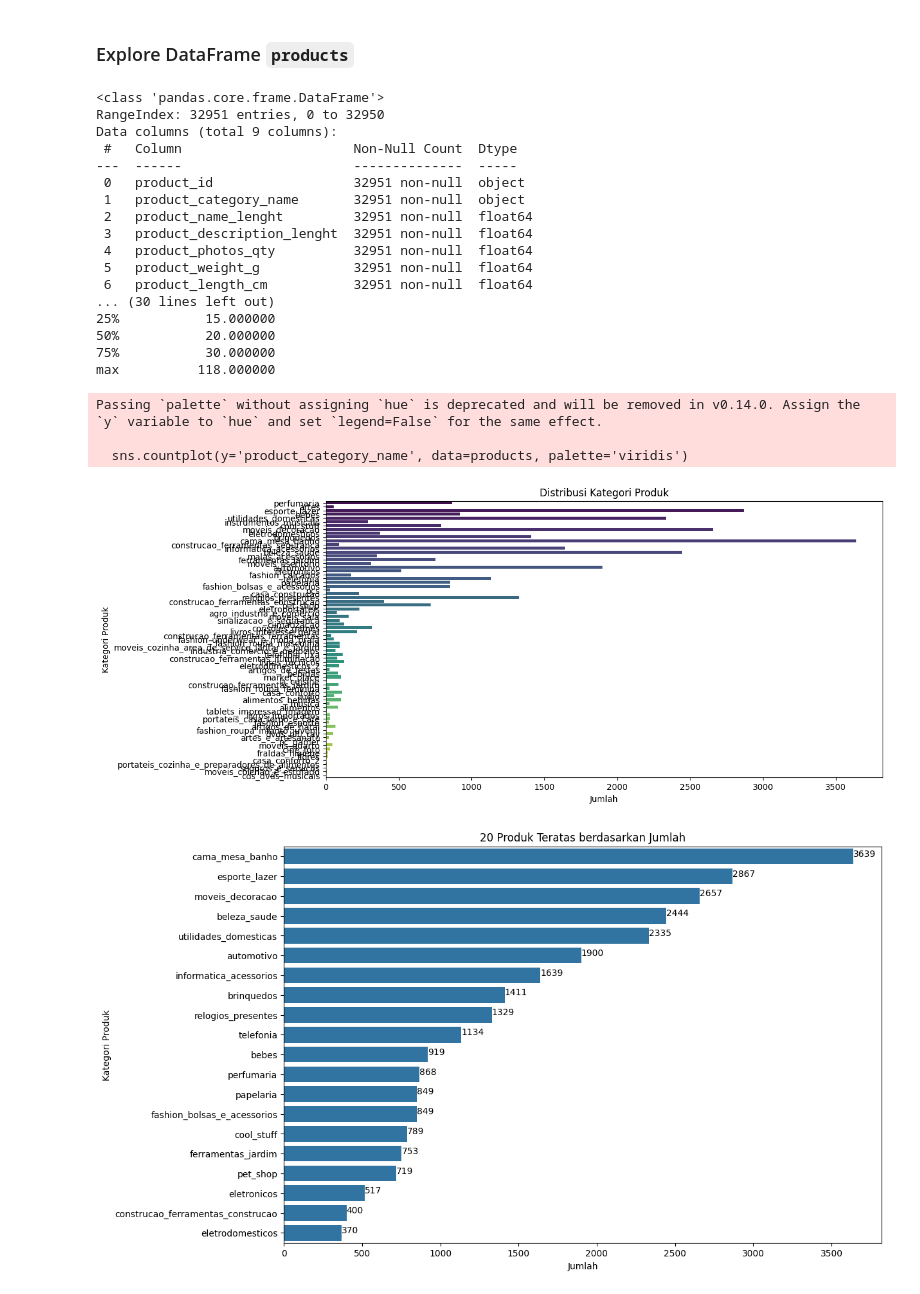
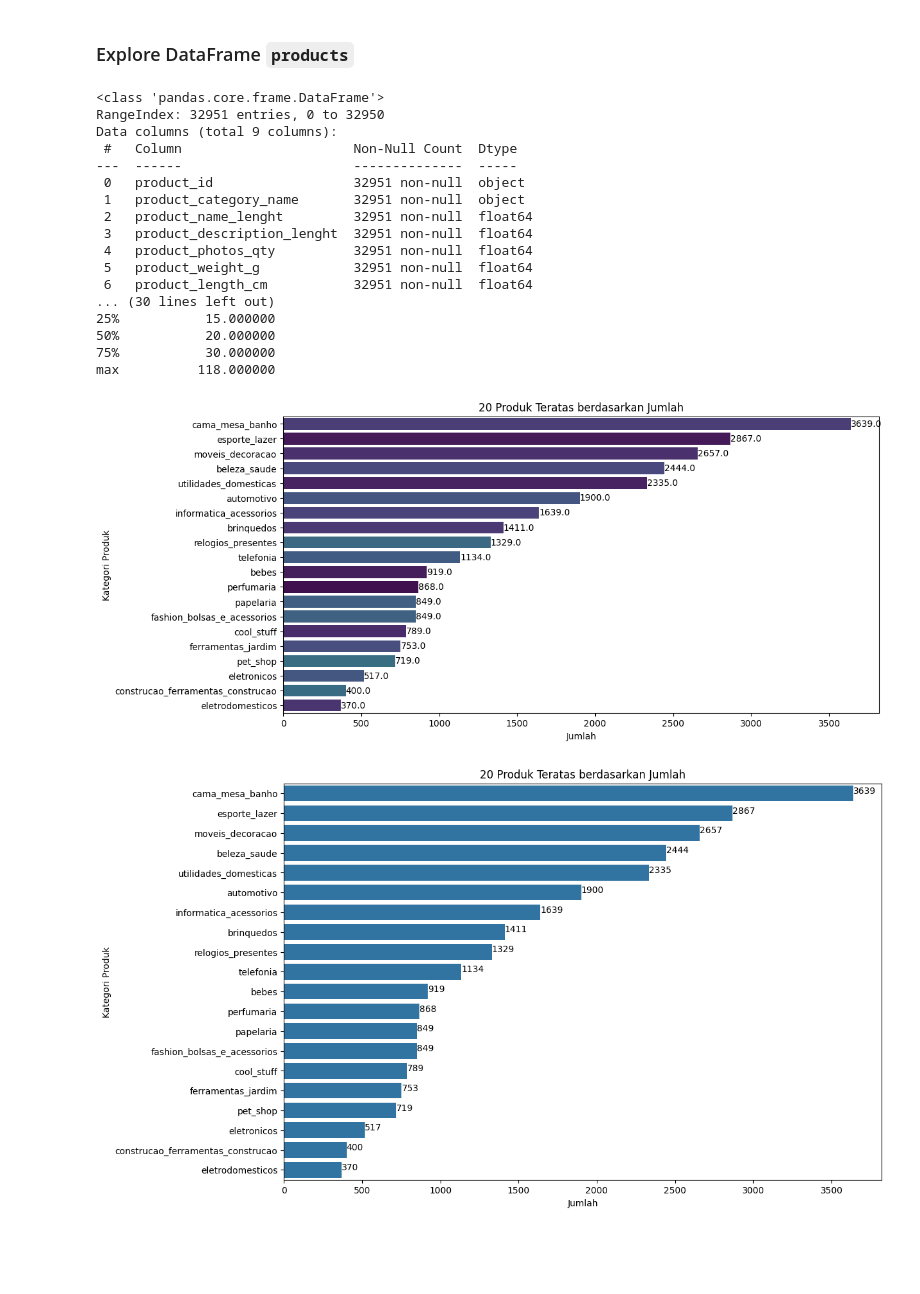
Before and after one commit to murnawan91/Proyek-Analisis-Data-E-Commerce, a Jupyter notebook: Proyek_Analisis_Data.ipynb, the cells around one changed output. Saved outputs shown, nothing was run; the diff lists cells and outputs as text; code cells hidden in the pictures; blank space fills up the shorter version.

```diff
--- a/Proyek_Analisis_Data.ipynb
+++ b/Proyek_Analisis_Data.ipynb
@@ -544,14 +546,6 @@ print(products.info())
 
 # Cetak statistik deskriptif untuk kolom-kolom numerik
 print(products.describe())
-
-# Eksplorasi distribusi kategori produk (product_category_name)
-plt.figure(figsize=(12, 6))
-sns.countplot(y='product_category_name', data=products, palette='viridis')
-plt.title('Distribusi Kategori Produk')
-plt.xlabel('Jumlah')
-plt.ylabel('Kategori Produk')
-plt.show()
 # %% [output]
 <class 'pandas.core.frame.DataFrame'>
 RangeIndex: 32951 entries, 0 to 32950
@@ -570,10 +564,25 @@ Data columns (total 9 columns):
 50%           20.000000
 75%           30.000000
 max          118.000000
-Passing `palette` without assigning `hue` is deprecated and will be removed in v0.14.0. Assign the `y` variable to `hue` and set `legend=False` for the same effect.
-
-  sns.countplot(y='product_category_name', data=products, palette='viridis')
-[figure, removed]
+# %%
+# Mengelompokkan data dan menghitung jumlah produk dalam setiap kategori
+top_products = products['product_category_name'].value_counts().head(20)
+
+# Eksplorasi distribusi kategori produk (product_category_name)
+plt.figure(figsize=(12, 6))
+ax = sns.countplot(y='product_category_name', data=products, order=top_products.index, hue='product_category_name', palette='viridis', legend=False)
+plt.title('20 Produk Teratas berdasarkan Jumlah')
+plt.xlabel('Jumlah')
+plt.ylabel('Kategori Produk')
+
+# Menambahkan nilai di samping setiap bar
+for p in ax.patches:
+    ax.annotate(f'{p.get_width()}', (p.get_width(), p.get_y() + p.get_height() / 2.),
+                ha='left', va='center', fontsize=10, color='black')
+
+plt.show()
+# %% [output]
+[figure, added]
 # %%
 # Mengelompokkan data dan menghitung jumlah produk dalam setiap kategori
 top_products = products['product_category_name'].value_counts().head(20)
```
Also changed, not shown: parts of 6 cells of this notebook.
